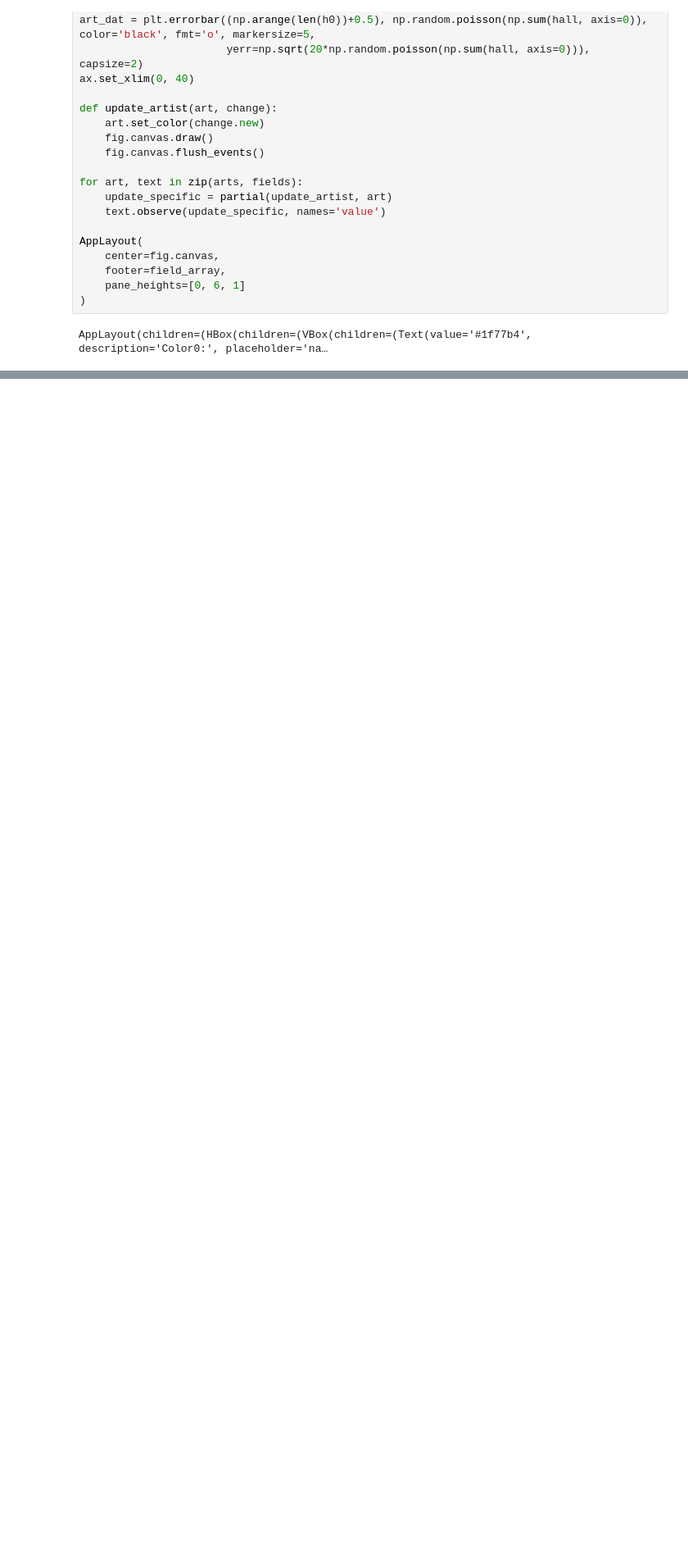
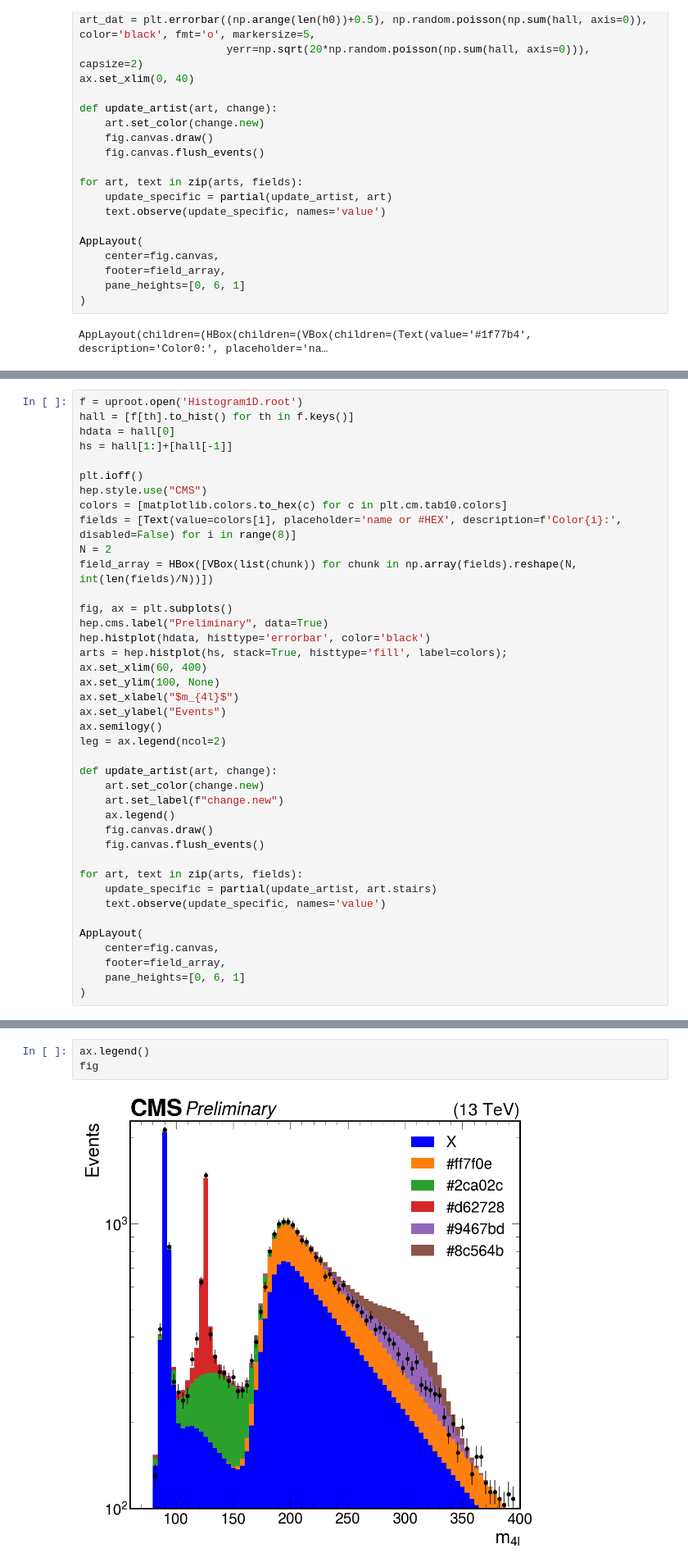
Before and after one commit to andrzejnovak/voici_test, a Jupyter notebook: content/demo.ipynb, the cells around one changed output, grey strips where cells are left out. Shown at 82% size. Drawn from its saved outputs; the diff is of its cells as text; blank space fills up the shorter version.

```diff
--- a/content/demo.ipynb
+++ b/content/demo.ipynb
@@ -115,0 +124,40 @@ AppLayout(children=(HBox(children=(VBox(children=(Text(value='#1f77b4', descript
+# %%
+f = uproot.open('Histogram1D.root')
+hall = [f[th].to_hist() for th in f.keys()]
+hdata = hall[0]
+hs = hall[1:]+[hall[-1]]
+
+plt.ioff()
+hep.style.use("CMS")
+colors = [matplotlib.colors.to_hex(c) for c in plt.cm.tab10.colors]
+fields = [Text(value=colors[i], placeholder='name or #HEX', description=f'Color{i}:', disabled=False) for i in range(8)]
+N = 2
+field_array = HBox([VBox(list(chunk)) for chunk in np.array(fields).reshape(N, int(len(fields)/N))])
+
+fig, ax = plt.subplots()
+hep.cms.label("Preliminary", data=True)
+hep.histplot(hdata, histtype='errorbar', color='black')
+arts = hep.histplot(hs, stack=True, histtype='fill', label=colors);
+ax.set_xlim(60, 400)
+ax.set_ylim(100, None)
+ax.set_xlabel("$m_{4l}$")
+ax.set_ylabel("Events")
+ax.semilogy()
+leg = ax.legend(ncol=2)
+
+def update_artist(art, change):
+    art.set_color(change.new)
+    art.set_label(f"change.new")
+    ax.legend()
+    fig.canvas.draw()
+    fig.canvas.flush_events()
+
+for art, text in zip(arts, fields):
+    update_specific = partial(update_artist, art.stairs)
+    text.observe(update_specific, names='value')
+
+AppLayout(
+    center=fig.canvas,
+    footer=field_array,
+    pane_heights=[0, 6, 1]
+)
@@ -115,0 +170,5 @@ AppLayout(children=(HBox(children=(VBox(children=(Text(value='#1f77b4', descript
+# %%
+ax.legend()
+fig
+# %% [output]
+[figure, added]
```
Also changed, not shown: parts of 5 cells of this notebook, 1 other file.
